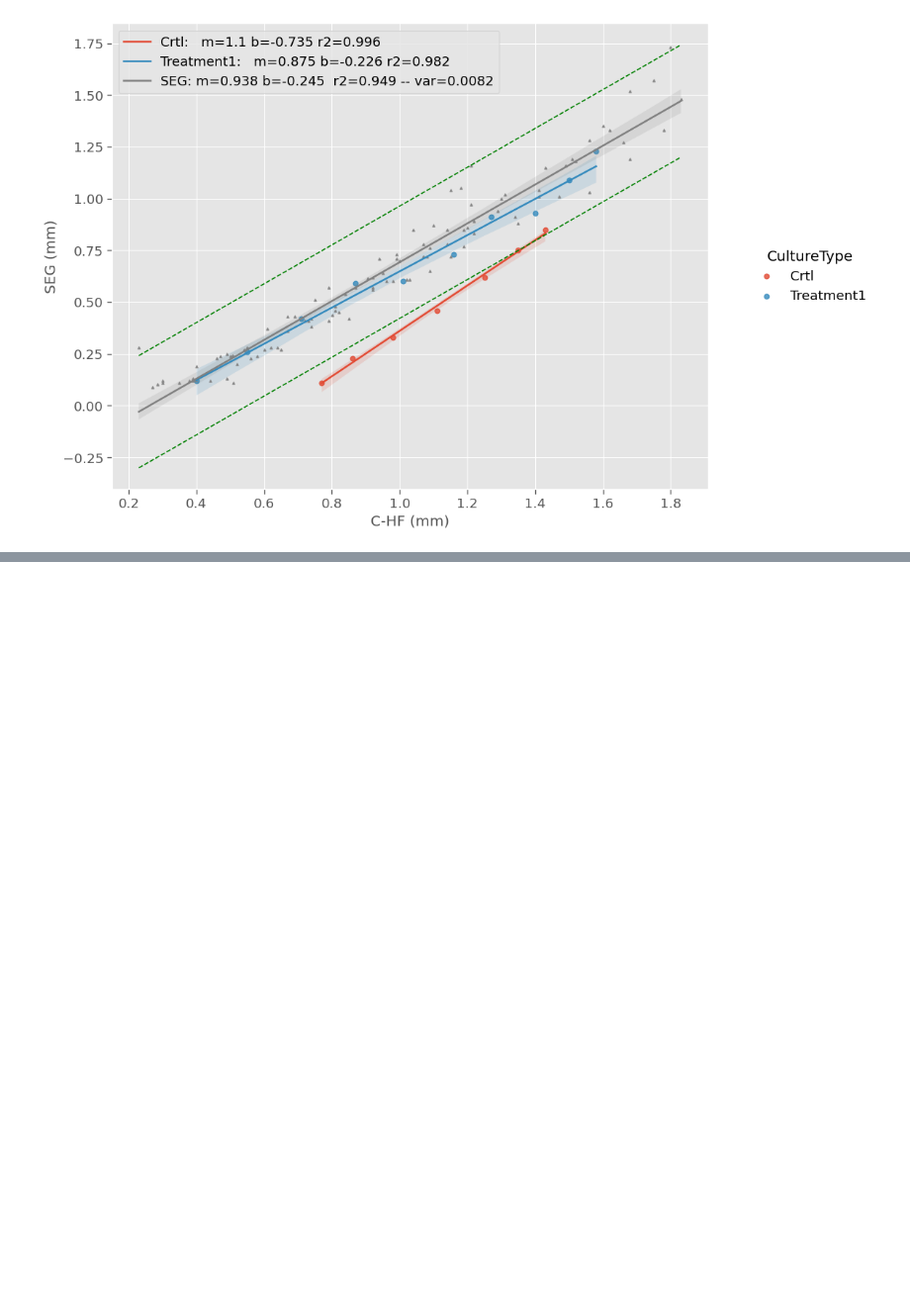
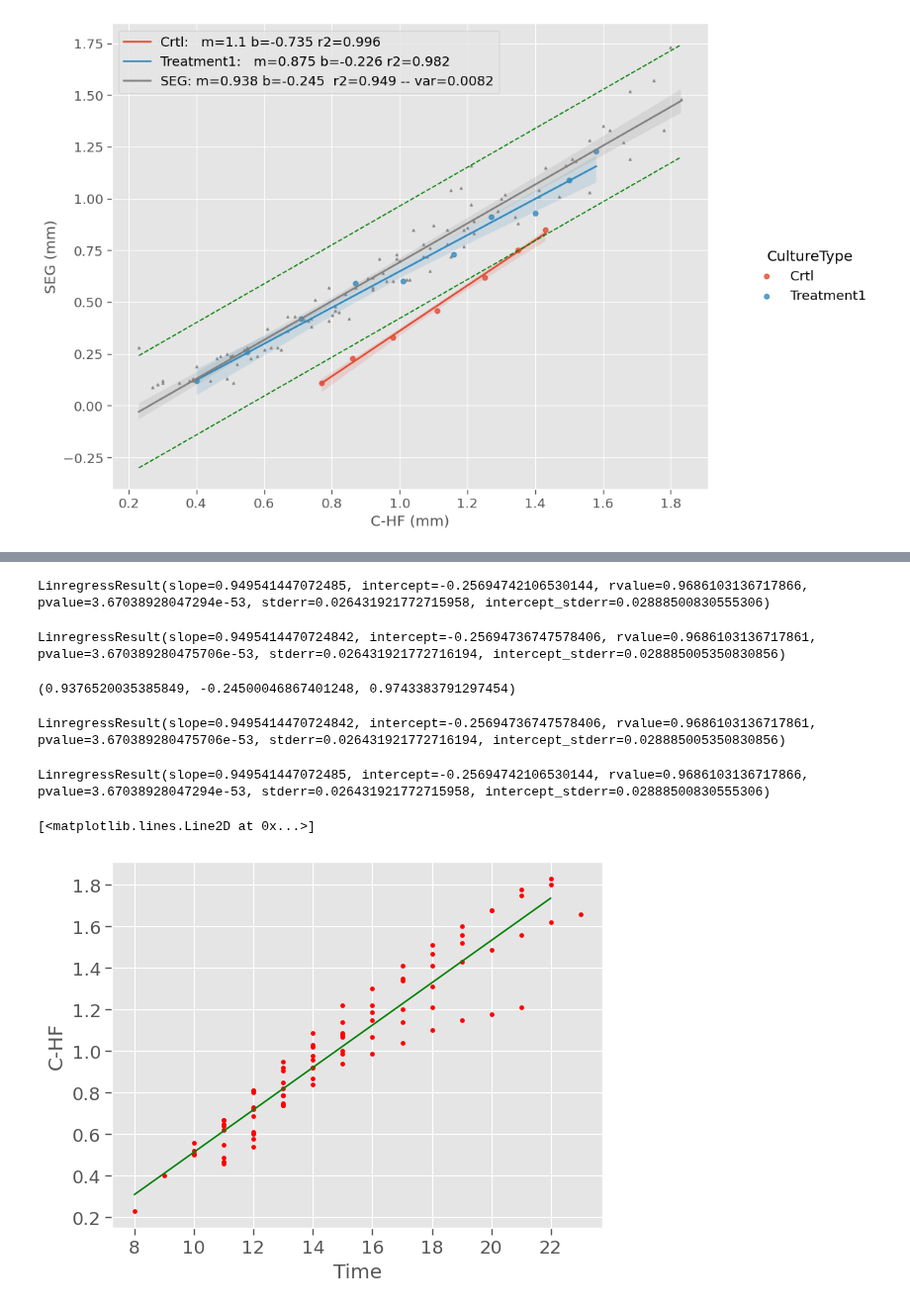
Before and after one commit to pjmartel/ChEEQ_tool, a Jupyter notebook: embryo_tool.ipynb, the cells around one changed output, grey strips where cells are left out. Shown at 99% size. Saved outputs shown, nothing was run; the diff lists cells and outputs as text; code cells hidden in the pictures; blank space fills up the shorter version.

```diff
--- a/embryo_tool.ipynb
+++ b/embryo_tool.ipynb
@@ -943,0 +1008,33 @@ SyntaxError: ignored
+# %%
+linregress(xx,yy)
+# %% [output]
+LinregressResult(slope=0.949541447072485, intercept=-0.25694742106530144, rvalue=0.9686103136717866, pvalue=3.67038928047294e-53, stderr=0.026431921772715958, intercept_stderr=0.02888500830555306)
+# %%
+linregress(x,y)
+# %% [output]
+LinregressResult(slope=0.9495414470724842, intercept=-0.25694736747578406, rvalue=0.9686103136717861, pvalue=3.670389280475706e-53, stderr=0.026431921772716194, intercept_stderr=0.028885005350830856)
+# %%
+m,b,r
+# %% [output]
+(0.9376520035385849, -0.24500046867401248, 0.9743383791297454)
+# %%
+linregress(data[x_measure], data[y_measure])
+# %% [output]
+LinregressResult(slope=0.9495414470724842, intercept=-0.25694736747578406, rvalue=0.9686103136717861, pvalue=3.670389280475706e-53, stderr=0.026431921772716194, intercept_stderr=0.028885005350830856)
+# %%
+data2 = data.sort_values(by='C-HF')
+# %%
+linregress(data2[x_measure], data2[y_measure])
+# %% [output]
+LinregressResult(slope=0.949541447072485, intercept=-0.25694742106530144, rvalue=0.9686103136717866, pvalue=3.67038928047294e-53, stderr=0.026431921772715958, intercept_stderr=0.02888500830555306)
+# %%
+m2, b2, r2, _, _ = linregress(data2[time], data2[x_measure])
+plt.xlabel('Time')
+plt.ylabel('C-HF')
+plt.plot(data[time], data[x_measure], 'r.')
+x2 = np.arange(8,22,0.01)
+y2 = m2*x2+b2
+plt.plot(x2, y2, 'g-')
+# %% [output]
+[<matplotlib.lines.Line2D at 0x...>]
+[figure, added]
```
Also changed, not shown: parts of 5 cells of this notebook.
